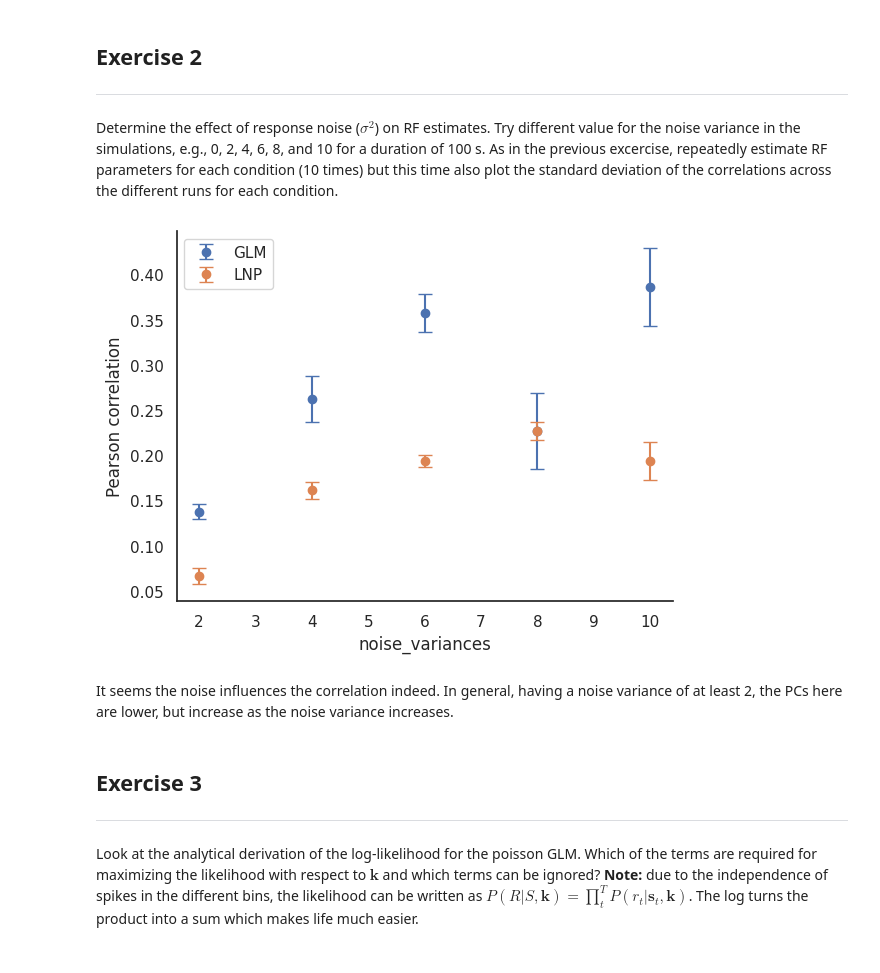
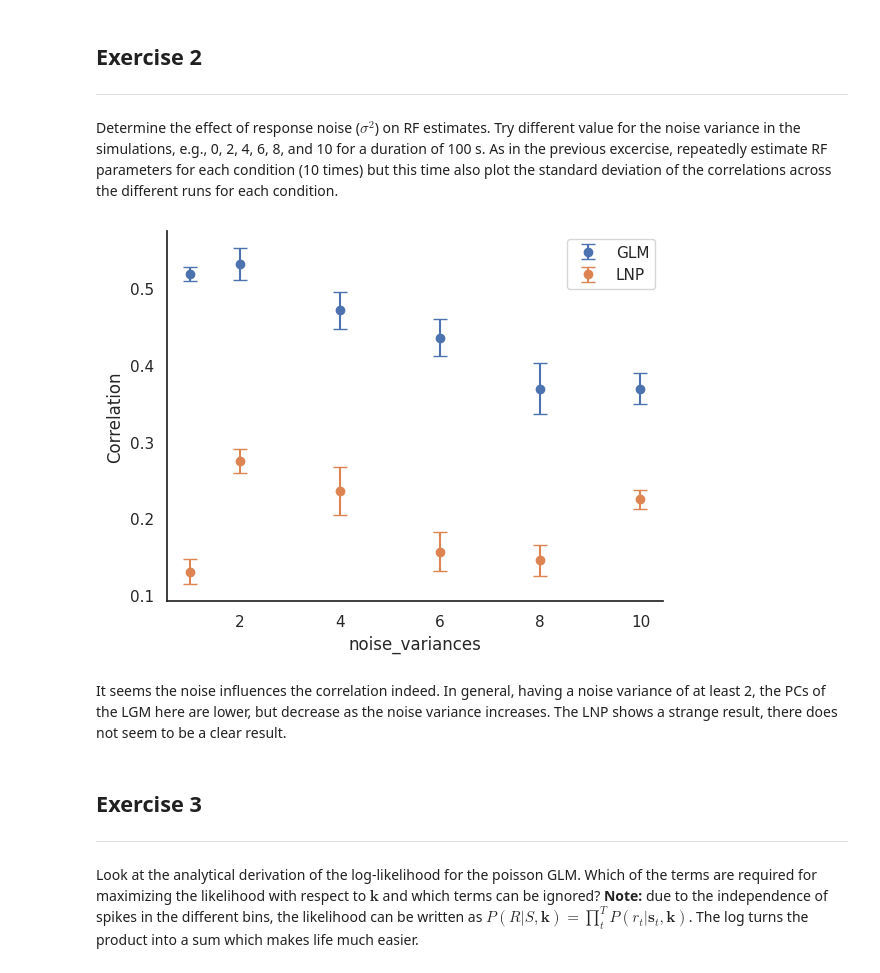
Before and after one commit to irenetiem/single-cell-analysis, a Jupyter notebook: 02-GLMs/exercises.ipynb, the cells around one changed output. Saved outputs shown, nothing was run; the diff lists cells and outputs as text; code cells hidden in the pictures.

```diff
--- a/02-GLMs/exercises.ipynb
+++ b/02-GLMs/exercises.ipynb
@@ -237,7 +225,7 @@ A higher correlation means a better ability to recover the true RF, so, on avera
 ---
 Determine the effect of response noise ($\sigma^2$) on RF estimates. Try different value for the noise variance in the simulations, e.g., 0, 2, 4, 6, 8, and 10 for a duration of 100 s. As in the previous excercise, repeatedly estimate RF parameters for each condition (10 times) but this time also plot the standard deviation of the correlations across the different runs for each condition.
 # %%
-noise_variances = np.array([2, 4, 6, 8, 10]) # zero removed to avoid error
+noise_variances = np.array([0, 2, 4, 6, 8, 10]) # zero removed to avoid error
 duration = 100 # s
 
 # compute stds in the end
@@ -247,9 +235,7 @@ duration = 100 # s
 PCs_LNP_noise_vars = np.zeros((len(noise_variances), n_trials))
 PCs_GLM_noise_vars = np.zeros((len(noise_variances), n_trials))
 
-for i, duration in enumerate(noise_variances):
-
-  noise_variance = noise_variances[i]
+for i, noise_variance in enumerate(noise_variances):
 
   n_bins = round(duration / float(dt))
   S = std_dev * np.random.randn(n_bins,vf_size[0],vf_size[1])
@@ -292,24 +278,25 @@ for i, duration in enumerate(noise_variances):
 
     PCs_GLM_noise_vars[i,trial] = cc(K, K_hat)
 # %%
+# code for errorbars made with ai
 mean_glm = np.mean(PCs_GLM_noise_vars, axis=1)
 std_glm = np.std(PCs_GLM_noise_vars, axis=1)
 
 mean_lnp = np.mean(PCs_LNP_noise_vars, axis=1)
 std_lnp = np.std(PCs_LNP_noise_vars, axis=1)
 
 # Plot with error bars
 plt.errorbar(noise_variances, mean_glm, yerr=std_glm, fmt='o', label='GLM', capsize=5)
 plt.errorbar(noise_variances, mean_lnp, yerr=std_lnp, fmt='o', label='LNP', capsize=5)
 
 plt.legend()
 plt.xlabel('noise_variances')
-plt.ylabel('Pearson correlation')
+plt.ylabel('Correlation')
 plt.show()
 # %% [output]
-[figure, old version]
+[figure, new version]
 # %% [markdown]
-It seems the noise influences the correlation indeed. In general, having a noise variance of at least 2, the PCs here are lower, but increase as the noise variance increases.
+It seems the noise influences the correlation indeed. In general, having a noise variance of at least 2, the PCs of the LGM here are lower, but decrease as the noise variance increases. The LNP shows a strange result, there does not seem to be a clear result.
 # %% [markdown]
 ## Exercise 3
 ---
```
Also changed, not shown: parts of 3 cells of this notebook.
